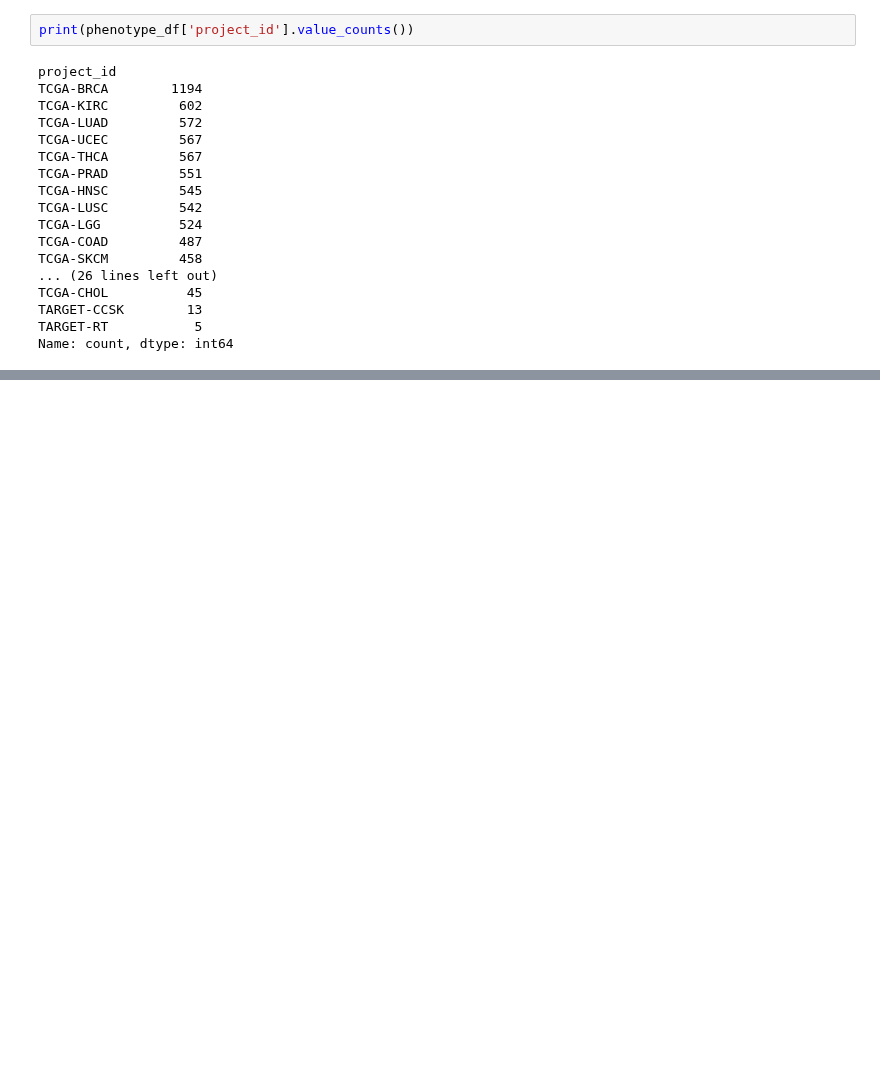
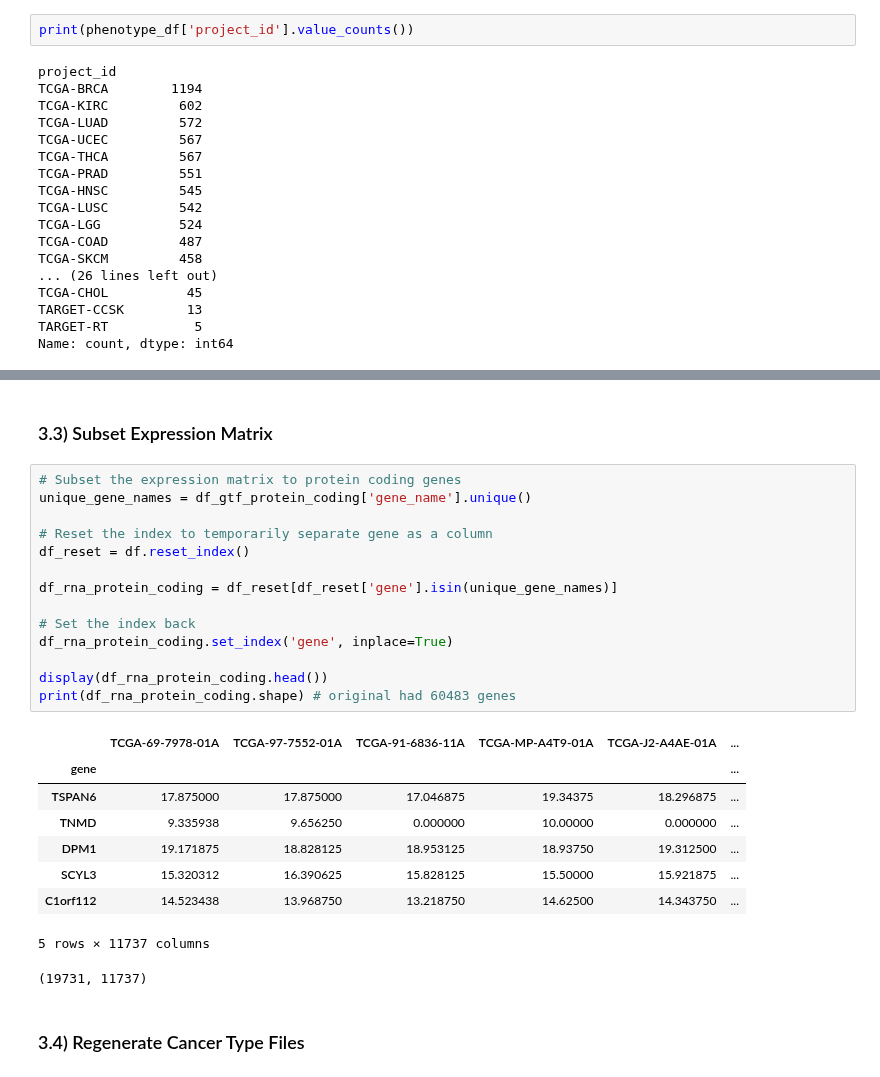
Before and after one commit to erincameron11/survival-analysis-tool, a Jupyter notebook: DataPreprocessing.ipynb, the cells around one changed output, grey strips where cells are left out. Saved outputs shown, nothing was run; the diff lists cells and outputs as text; blank space fills up the shorter version.

```diff
--- a/DataPreprocessing.ipynb
+++ b/DataPreprocessing.ipynb
@@ -332,0 +483,28 @@ Name: count, dtype: int64
+# %% [markdown]
+### 3.3) Subset Expression Matrix
+# %%
+# Subset the expression matrix to protein coding genes
+unique_gene_names = df_gtf_protein_coding['gene_name'].unique()
+
+# Reset the index to temporarily separate gene as a column
+df_reset = df.reset_index()
+
+df_rna_protein_coding = df_reset[df_reset['gene'].isin(unique_gene_names)]
+
+# Set the index back
+df_rna_protein_coding.set_index('gene', inplace=True)
+
+display(df_rna_protein_coding.head())
+print(df_rna_protein_coding.shape) # original had 60483 genes
+# %% [output]
+|  | TCGA-69-7978-01A | TCGA-97-7552-01A | TCGA-91-6836-11A | TCGA-MP-A4T9-01A | TCGA-J2-A4AE-01A | ... |
+| gene |  |  |  |  |  | ... |
+| TSPAN6 | 17.875000 | 17.875000 | 17.046875 | 19.34375 | 18.296875 | ... |
+| TNMD | 9.335938 | 9.656250 | 0.000000 | 10.00000 | 0.000000 | ... |
+| DPM1 | 19.171875 | 18.828125 | 18.953125 | 18.93750 | 19.312500 | ... |
+| SCYL3 | 15.320312 | 16.390625 | 15.828125 | 15.50000 | 15.921875 | ... |
+| C1orf112 | 14.523438 | 13.968750 | 13.218750 | 14.62500 | 14.343750 | ... |
+5 rows × 11737 columns
+(19731, 11737)
+# %% [markdown]
+### 3.4) Regenerate Cancer Type Files
```
Also changed, not shown: parts of 11 cells of this notebook.
